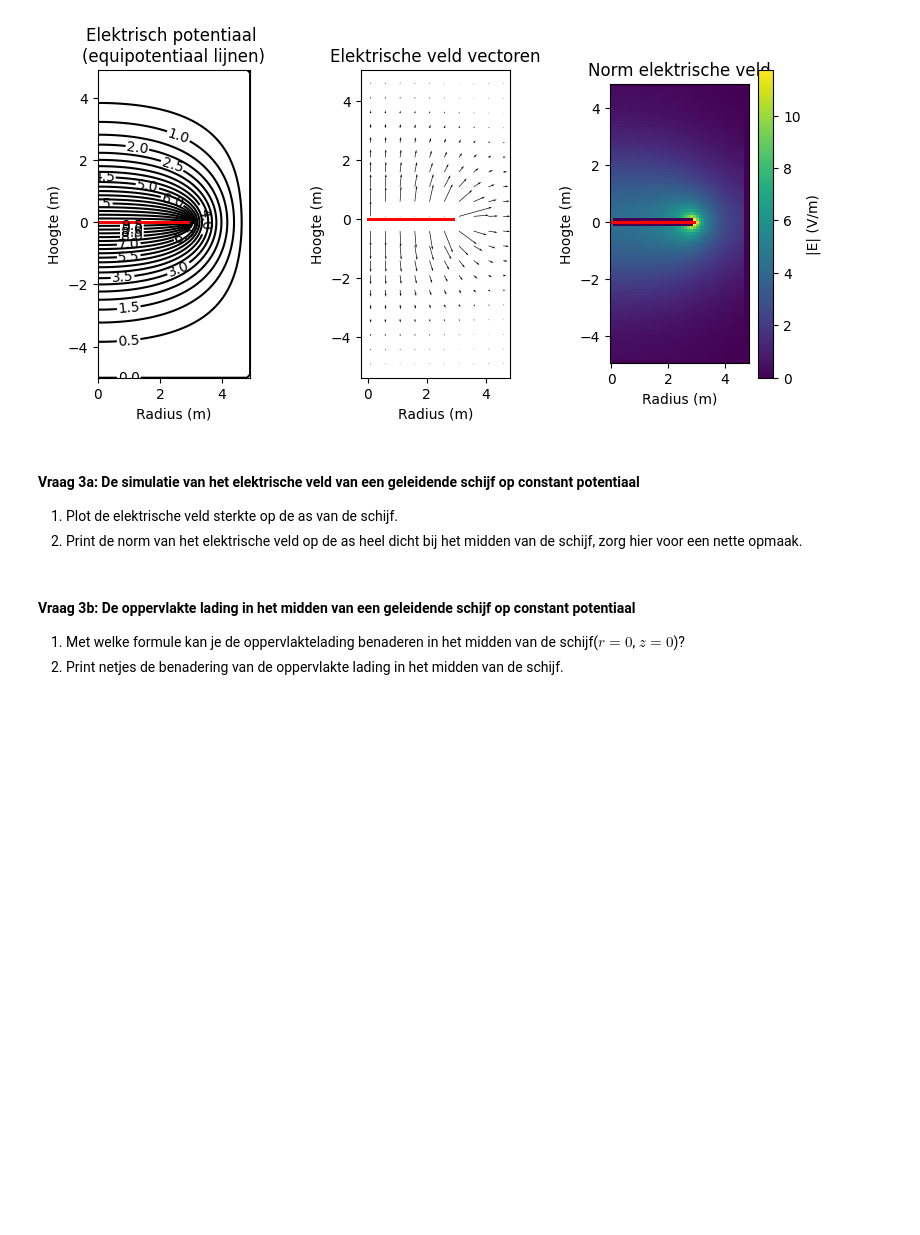
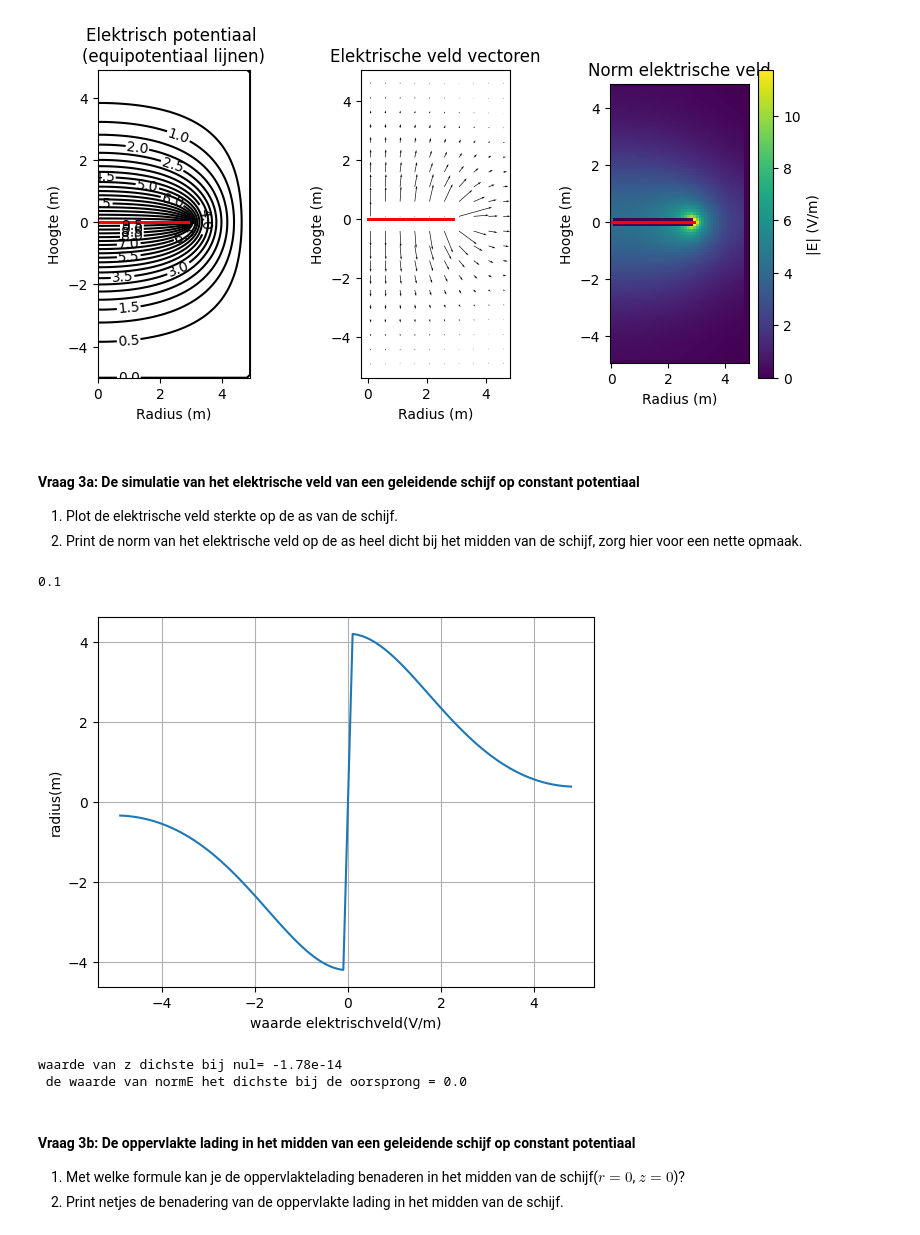
Before and after one commit to owenvanderwal/opdrachten-DEF-D, a Jupyter notebook: DigitaleOntwerpopdrachten/1CondensatorOpdracht/CondensatorOntwerpopdracht.ipynb, the cells around one changed output. Drawn from its saved outputs; the diff is of its cells as text; code cells hidden in the pictures; blank space fills up the shorter version.

```diff
--- a/DigitaleOntwerpopdrachten/1CondensatorOpdracht/CondensatorOntwerpopdracht.ipynb
+++ b/DigitaleOntwerpopdrachten/1CondensatorOpdracht/CondensatorOntwerpopdracht.ipynb
@@ -359,8 +357,34 @@ plot_results_disk(Ez, Er, normE, V, r, z, grid_step, disk_radius, z_pos_disk1, z
 2. Print de norm van het elektrische veld op de as heel dicht bij het midden van de schijf, zorg hier voor een nette opmaak.
 # %%
 ###
-###Jouw code hier###
+disk_radius = 3  # (m)
+grid_step = 0.1  # (m)
+z_coord_DISK = 0  # (m) positie van de schijf op de z-as
+inter_charge_distance = grid_step  # (m) afstand tussen punt ladingen
+#1
+# berekenen van het elektrischeVeld waarde op de as van de schijf
+# r = 0
+index_r = np.argmin(np.abs(r_for_E - 0))
+print(r_for_E[index_r])
+Z_as = Ez[:,index_r]
+
+plt.xlabel('waarde elektrischveld(V/m)')
+plt.ylabel('radius(m)')
+plt.plot(z_for_E,Z_as)
+plt.grid()
+plt.show()
+#2
+index_z = np.argmin(np.abs(z_for_E-0))
+print('waarde van z dichste bij nul=',round(z_for_E[index_z],16))
+E_norm = normE[index_z,index_r]
+print(' de waarde van normE het dichste bij de oorsprong =', round(E_norm,3))
 ###
+###
+# %% [output]
+0.1
+[figure, added]
+waarde van z dichste bij nul= -1.78e-14
+ de waarde van normE het dichste bij de oorsprong = 0.0
 # %% [markdown]
 #### Vraag 3b: De oppervlakte lading in het midden van een geleidende schijf op constant potentiaal
 
```
Also changed, not shown: parts of 2 cells of this notebook.
